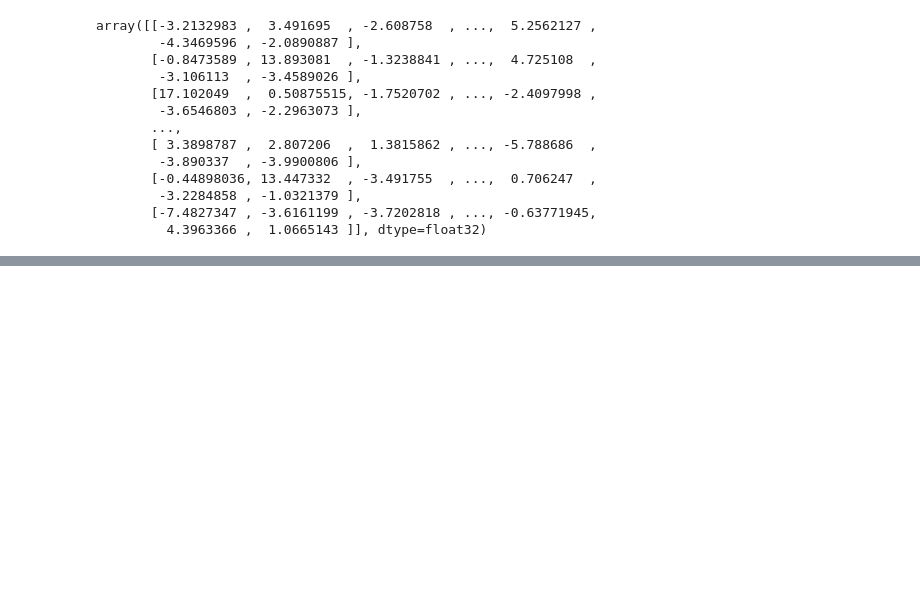
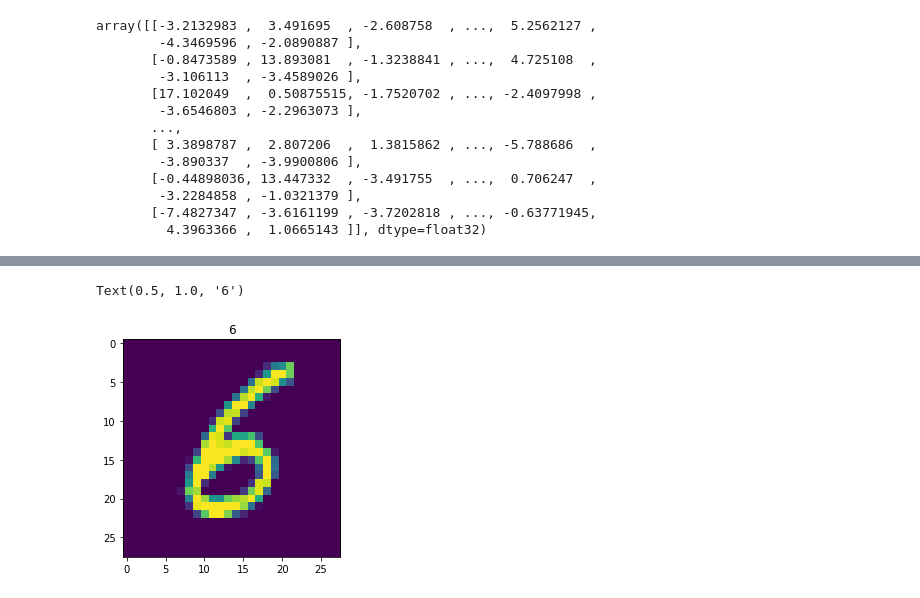
Before and after one commit to sp7412/colab, a Jupyter notebook: distilling.ipynb, the cells around one changed output, grey strips where cells are left out. Cells and saved outputs as stored; diff of their text form; code cells hidden in the pictures; blank space fills up the shorter version.

```diff
--- a/distilling.ipynb
+++ b/distilling.ipynb
@@ -334,0 +335,6 @@ test_loss, test_acc = new_model.evaluate(np.asarray(test_images), np.asarray(tes
+# %%
+plt.imshow(np.squeeze(test_images[100]))
+plt.title(test_labels[100])
+# %% [output]
+Text(0.5, 1.0, '6')
+[figure, added]
```
Also changed, not shown: parts of 6 cells of this notebook.
